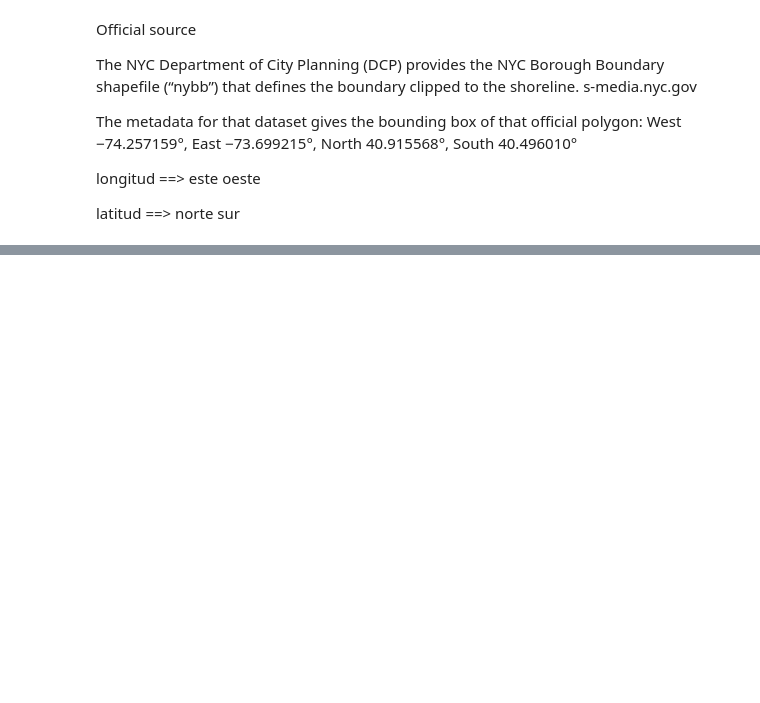
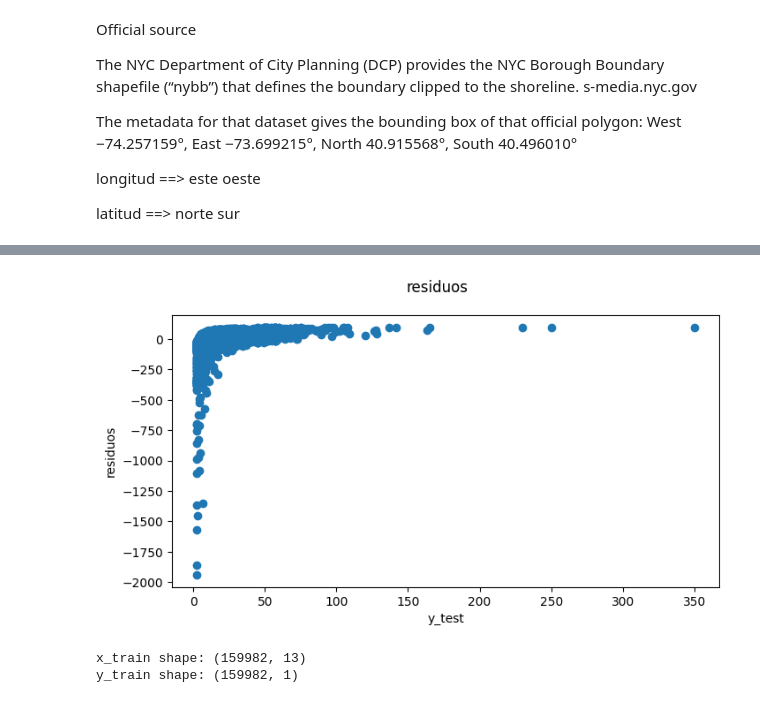
Before and after one commit to mirandaonega/AA1-TUIA-2025C2-Olivieri-Onega, a Jupyter notebook: Tp_MiriOnega_JereOlivieri.ipynb, the cells around one changed output, grey strips where cells are left out. Saved outputs shown, nothing was run; the diff lists cells and outputs as text; code cells hidden in the pictures; blank space fills up the shorter version.

```diff
--- a/Tp_MiriOnega_JereOlivieri.ipynb
+++ b/Tp_MiriOnega_JereOlivieri.ipynb
@@ -350,0 +394,17 @@ X_train_imputed, X_test_imputed = impute_coordinates_train_test(X_train, X_test)
+# %%
+# Residuos
+
+fig = plt.figure(figsize=(8,4))
+fig.suptitle('residuos')
+plt.xlabel('y_test')
+plt.ylabel('residuos')
+plt.scatter(y_test,100*(y_test-y_pred)/y_test)
+plt.show()
+# %% [output]
+[figure, added]
+# %%
+print("x_train shape:", x_train.shape)
+print("y_train shape:", y_train.shape)
+# %% [output]
+x_train shape: (159982, 13)
+y_train shape: (159982, 1)
```
Also changed, not shown: parts of 27 cells of this notebook, 2 other files.
